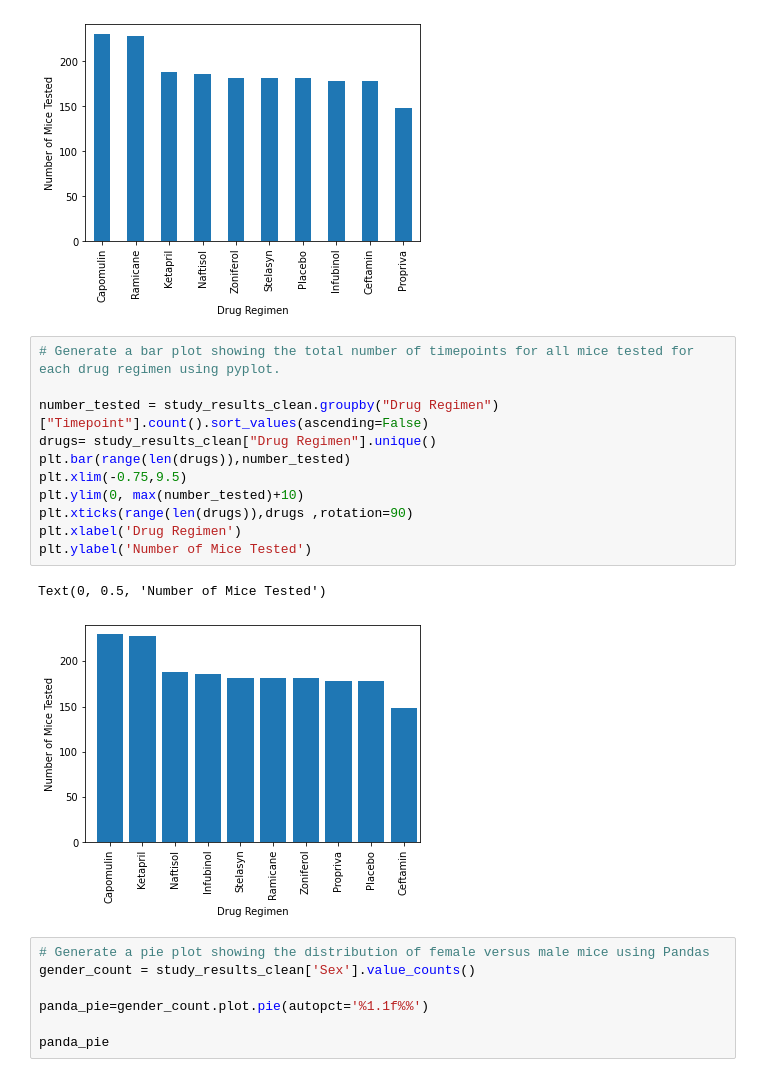
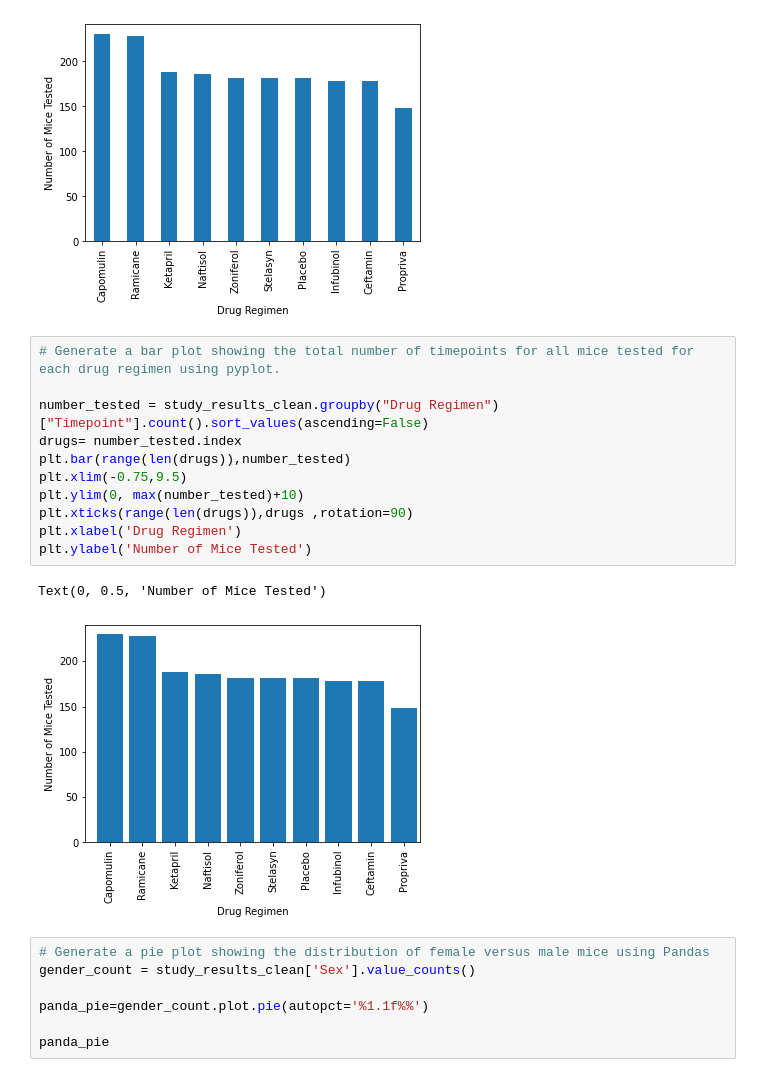
Before and after one commit to AdamTuor/matplotlib-challenge, a Jupyter notebook: Pymaceuticals/pymaceuticals_starter.ipynb, the cells around one changed output. Drawn from its saved outputs; the diff is of its cells as text.

```diff
--- a/Pymaceuticals/pymaceuticals_starter.ipynb
+++ b/Pymaceuticals/pymaceuticals_starter.ipynb
@@ -153,17 +156,17 @@ panda_barplot.set(ylabel='Number of Mice Tested')
 # %%
 # Generate a bar plot showing the total number of timepoints for all mice tested for each drug regimen using pyplot.
 
 number_tested = study_results_clean.groupby("Drug Regimen")["Timepoint"].count().sort_values(ascending=False)
-drugs= study_results_clean["Drug Regimen"].unique()
+drugs= number_tested.index
 plt.bar(range(len(drugs)),number_tested)
 plt.xlim(-0.75,9.5)
 plt.ylim(0, max(number_tested)+10)
 plt.xticks(range(len(drugs)),drugs ,rotation=90)
 plt.xlabel('Drug Regimen')
 plt.ylabel('Number of Mice Tested')
 # %% [output]
 Text(0, 0.5, 'Number of Mice Tested')
-[figure, old version]
+[figure, new version]
 # %%
 # Generate a pie plot showing the distribution of female versus male mice using Pandas
 gender_count = study_results_clean['Sex'].value_counts()
```
Also changed, not shown: parts of 12 cells of this notebook.
